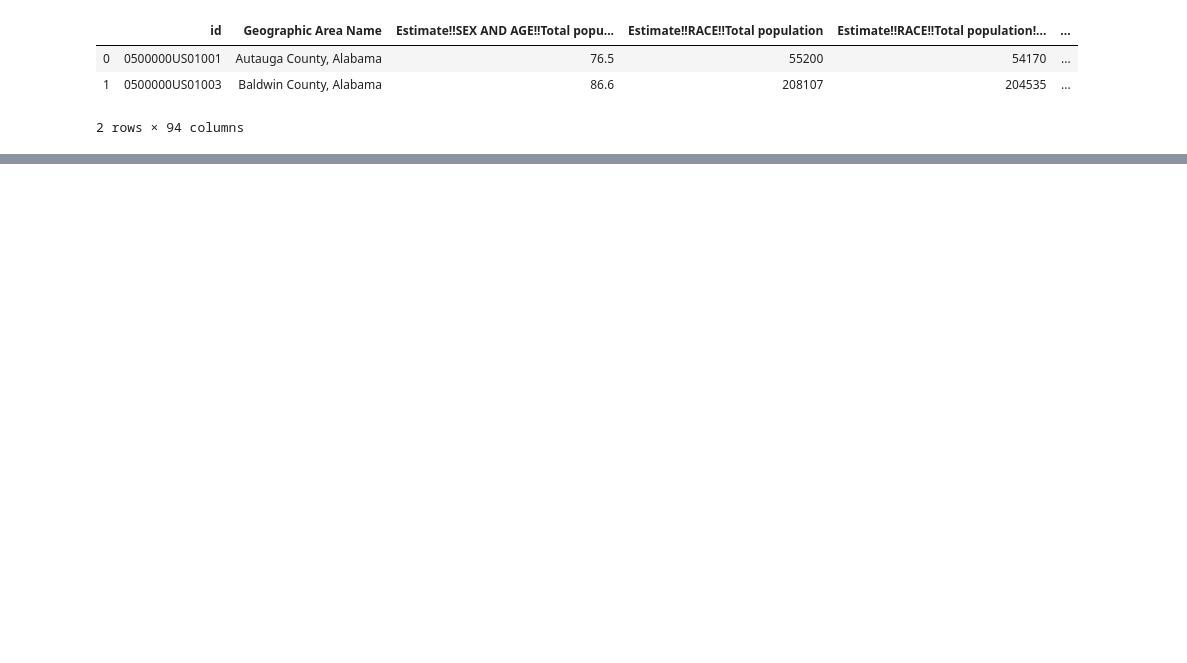
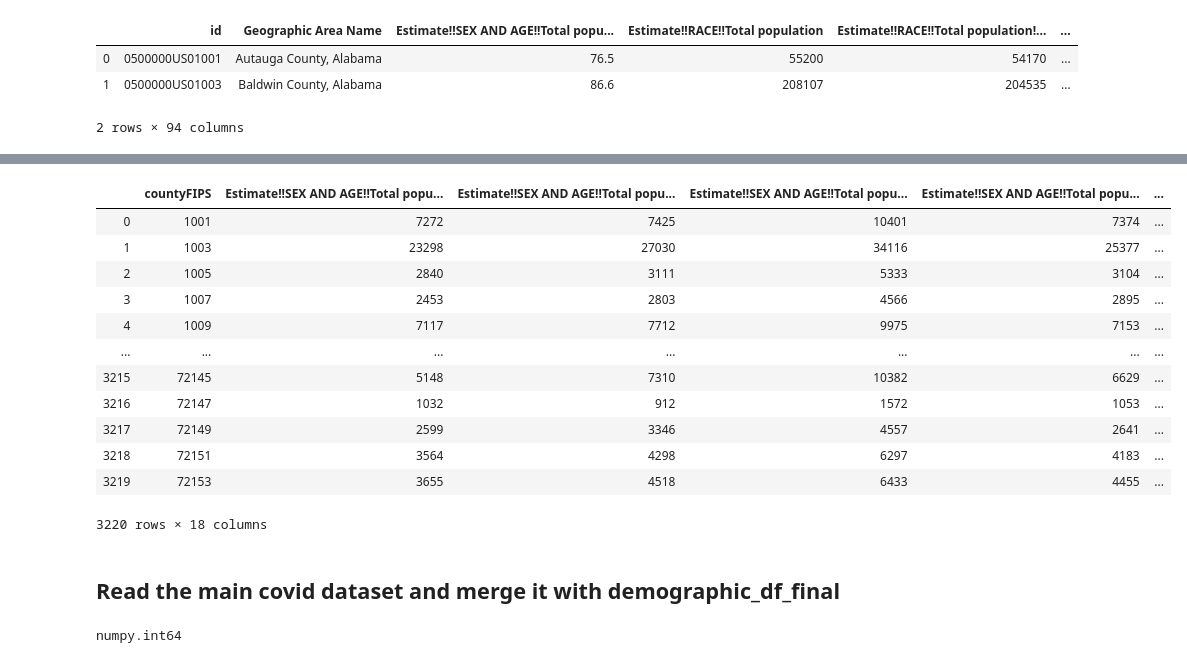
Before and after one commit to HarinB4/Covid-19DataProject, a Jupyter notebook: src/Sanam/Demographic.ipynb, the cells around one changed output, grey strips where cells are left out. Drawn from its saved outputs; the diff is of its cells as text; code cells hidden in the pictures; blank space fills up the shorter version.

```diff
--- a/src/Sanam/Demographic.ipynb
+++ b/src/Sanam/Demographic.ipynb
@@ -298,0 +202,25 @@ correlation_death
+# %%
+demographic_df_final
+# %% [output]
+|  | countyFIPS | Estimate!!SEX AND AGE!!Total popu... | Estimate!!SEX AND AGE!!Total popu... | Estimate!!SEX AND AGE!!Total popu... | Estimate!!SEX AND AGE!!Total popu... | ... |
+| 0 | 1001 | 7272 | 7425 | 10401 | 7374 | ... |
+| 1 | 1003 | 23298 | 27030 | 34116 | 25377 | ... |
+| 2 | 1005 | 2840 | 3111 | 5333 | 3104 | ... |
+| 3 | 1007 | 2453 | 2803 | 4566 | 2895 | ... |
+| 4 | 1009 | 7117 | 7712 | 9975 | 7153 | ... |
+| ... | ... | ... | ... | ... | ... | ... |
+| 3215 | 72145 | 5148 | 7310 | 10382 | 6629 | ... |
+| 3216 | 72147 | 1032 | 912 | 1572 | 1053 | ... |
+| 3217 | 72149 | 2599 | 3346 | 4557 | 2641 | ... |
+| 3218 | 72151 | 3564 | 4298 | 6297 | 4183 | ... |
+| 3219 | 72153 | 3655 | 4518 | 6433 | 4455 | ... |
+3220 rows × 18 columns
+# %% [markdown]
+## Read the main covid dataset and merge it with demographic_df_final
+# %%
+#read the covid dataset
+covid_df = pd.read_csv("../../data/output/covid.csv")
+# del covid_df['Unnamed: 0']
+type(covid_df["countyFIPS"][1])
+# %% [output]
+numpy.int64
```
Also changed, not shown: parts of 36 cells of this notebook, 1 other file.
